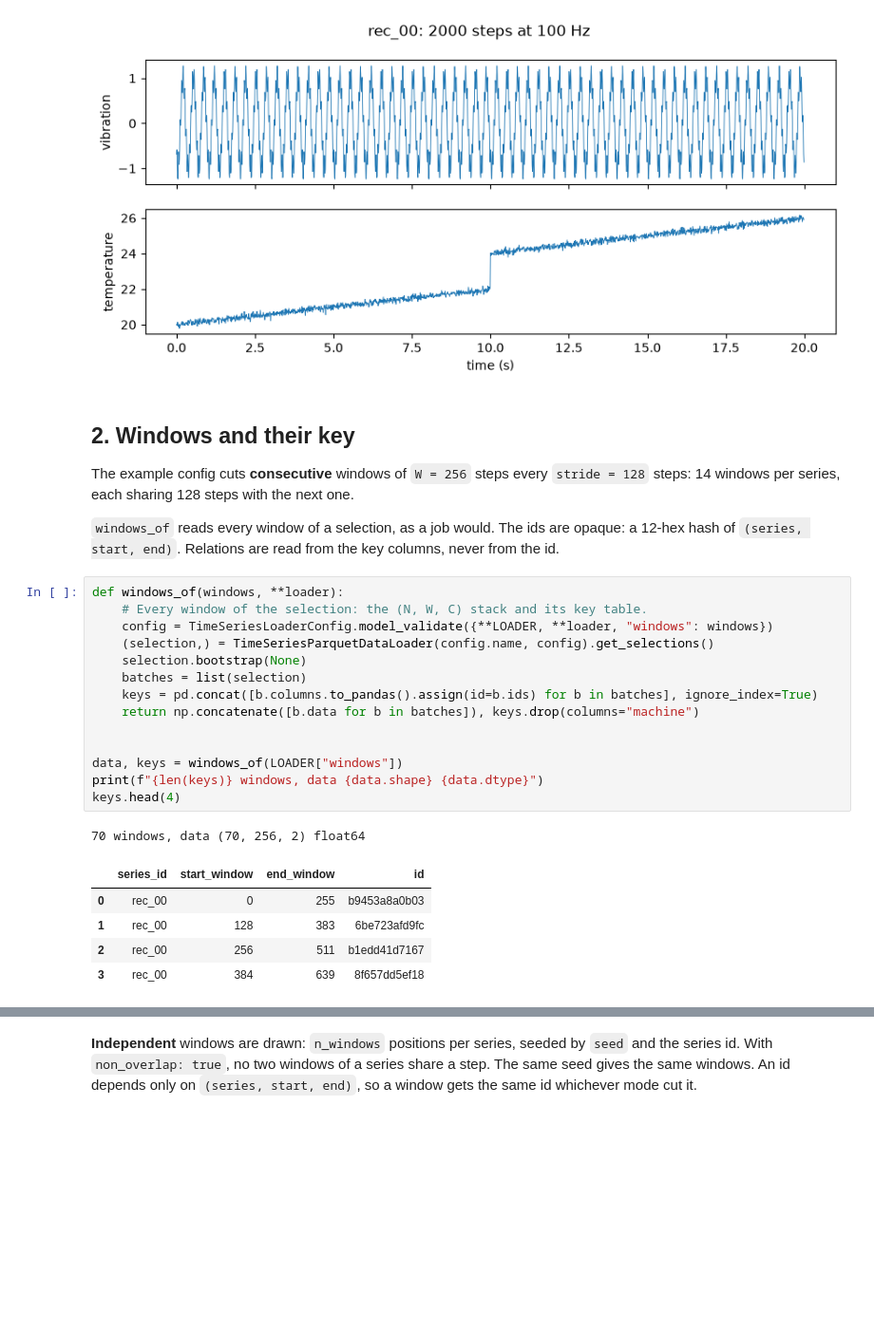
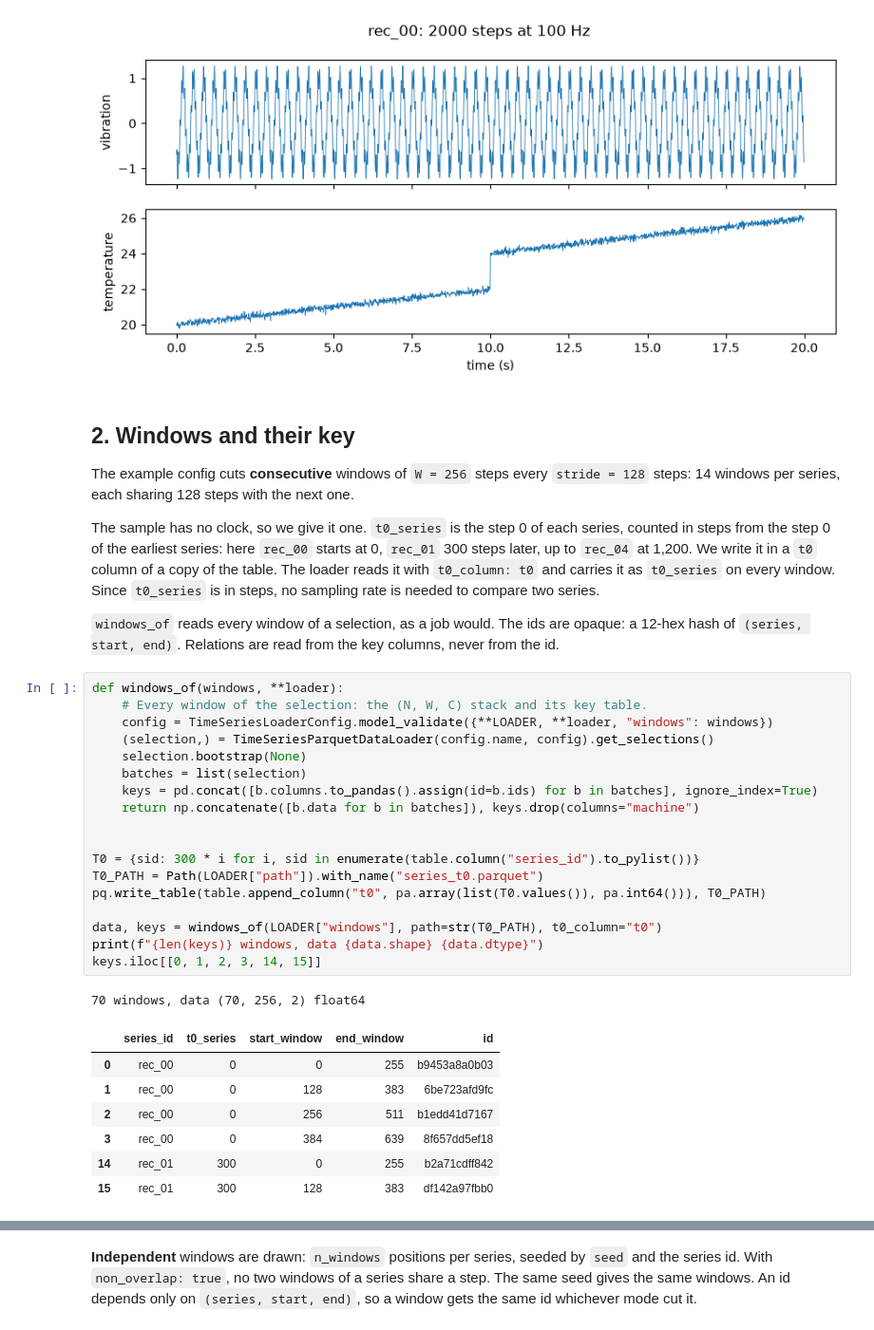
Before and after one commit to Safenai/kcai-data-sampling, a Jupyter notebook: examples/notebooks/timeseries-transformations.ipynb, the cells around one changed output, grey strips where cells are left out. Shown at 95% size. Cells and saved outputs as stored; diff of their text form; blank space fills up the shorter version.

Commit message:
timeseries notebook: t0_series, simultaneity, and key-aware transformation sketches

```diff
--- a/examples/notebooks/timeseries-transformations.ipynb
+++ b/examples/notebooks/timeseries-transformations.ipynb
@@ -95,26 +98,34 @@ machine: string
 
 The example config cuts **consecutive** windows of `W = 256` steps every `stride = 128` steps: 14 windows per series, each sharing 128 steps with the next one.
 
+The sample has no clock, so we give it one. `t0_series` is the step 0 of each series, counted in steps from the step 0 of the earliest series: here `rec_00` starts at 0, `rec_01` 300 steps later, up to `rec_04` at 1,200. We write it in a `t0` column of a copy of the table. The loader reads it with `t0_column: t0` and carries it as `t0_series` on every window. Since `t0_series` is in steps, no sampling rate is needed to compare two series.
+
 `windows_of` reads every window of a selection, as a job would. The ids are opaque: a 12-hex hash of `(series, start, end)`. Relations are read from the key columns, never from the id.
 # %%
 def windows_of(windows, **loader):
     # Every window of the selection: the (N, W, C) stack and its key table.
     config = TimeSeriesLoaderConfig.model_validate({**LOADER, **loader, "windows": windows})
     (selection,) = TimeSeriesParquetDataLoader(config.name, config).get_selections()
     selection.bootstrap(None)
     batches = list(selection)
     keys = pd.concat([b.columns.to_pandas().assign(id=b.ids) for b in batches], ignore_index=True)
     return np.concatenate([b.data for b in batches]), keys.drop(columns="machine")
 
 
-data, keys = windows_of(LOADER["windows"])
+T0 = {sid: 300 * i for i, sid in enumerate(table.column("series_id").to_pylist())}
+T0_PATH = Path(LOADER["path"]).with_name("series_t0.parquet")
+pq.write_table(table.append_column("t0", pa.array(list(T0.values()), pa.int64())), T0_PATH)
+
+data, keys = windows_of(LOADER["windows"], path=str(T0_PATH), t0_column="t0")
 print(f"{len(keys)} windows, data {data.shape} {data.dtype}")
-keys.head(4)
+keys.iloc[[0, 1, 2, 3, 14, 15]]
 # %% [output]
 70 windows, data (70, 256, 2) float64
-|  | series_id | start_window | end_window | id |
-| 0 | rec_00 | 0 | 255 | b9453a8a0b03 |
-| 1 | rec_00 | 128 | 383 | 6be723afd9fc |
-| 2 | rec_00 | 256 | 511 | b1edd41d7167 |
-| 3 | rec_00 | 384 | 639 | 8f657dd5ef18 |
+|  | series_id | t0_series | start_window | end_window | id |
+| 0 | rec_00 | 0 | 0 | 255 | b9453a8a0b03 |
+| 1 | rec_00 | 0 | 128 | 383 | 6be723afd9fc |
+| 2 | rec_00 | 0 | 256 | 511 | b1edd41d7167 |
+| 3 | rec_00 | 0 | 384 | 639 | 8f657dd5ef18 |
+| 14 | rec_01 | 300 | 0 | 255 | b2a71cdff842 |
+| 15 | rec_01 | 300 | 128 | 383 | df142a97fbb0 |
 # %% [markdown]
```
Also changed, not shown: parts of 23 cells of this notebook.
